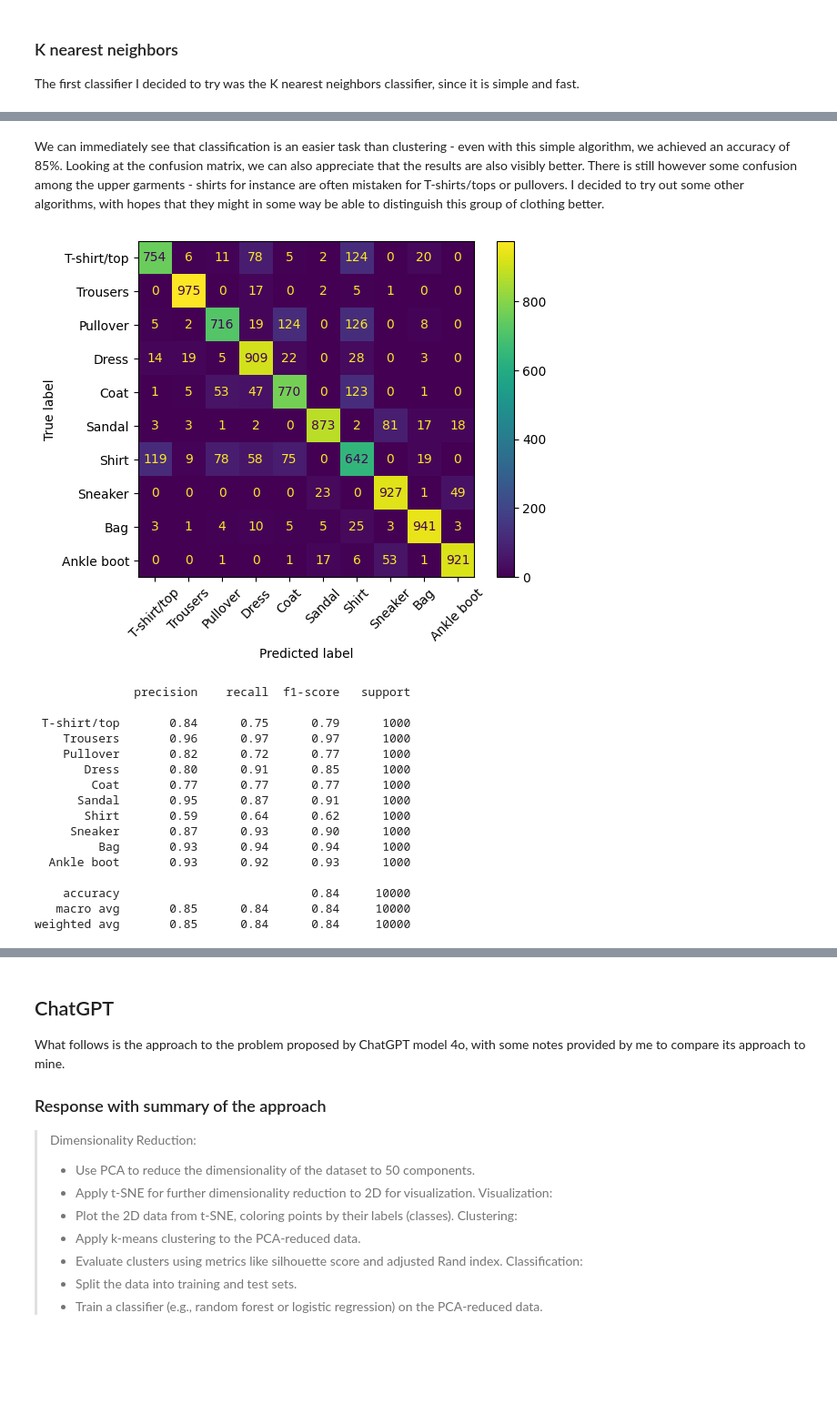
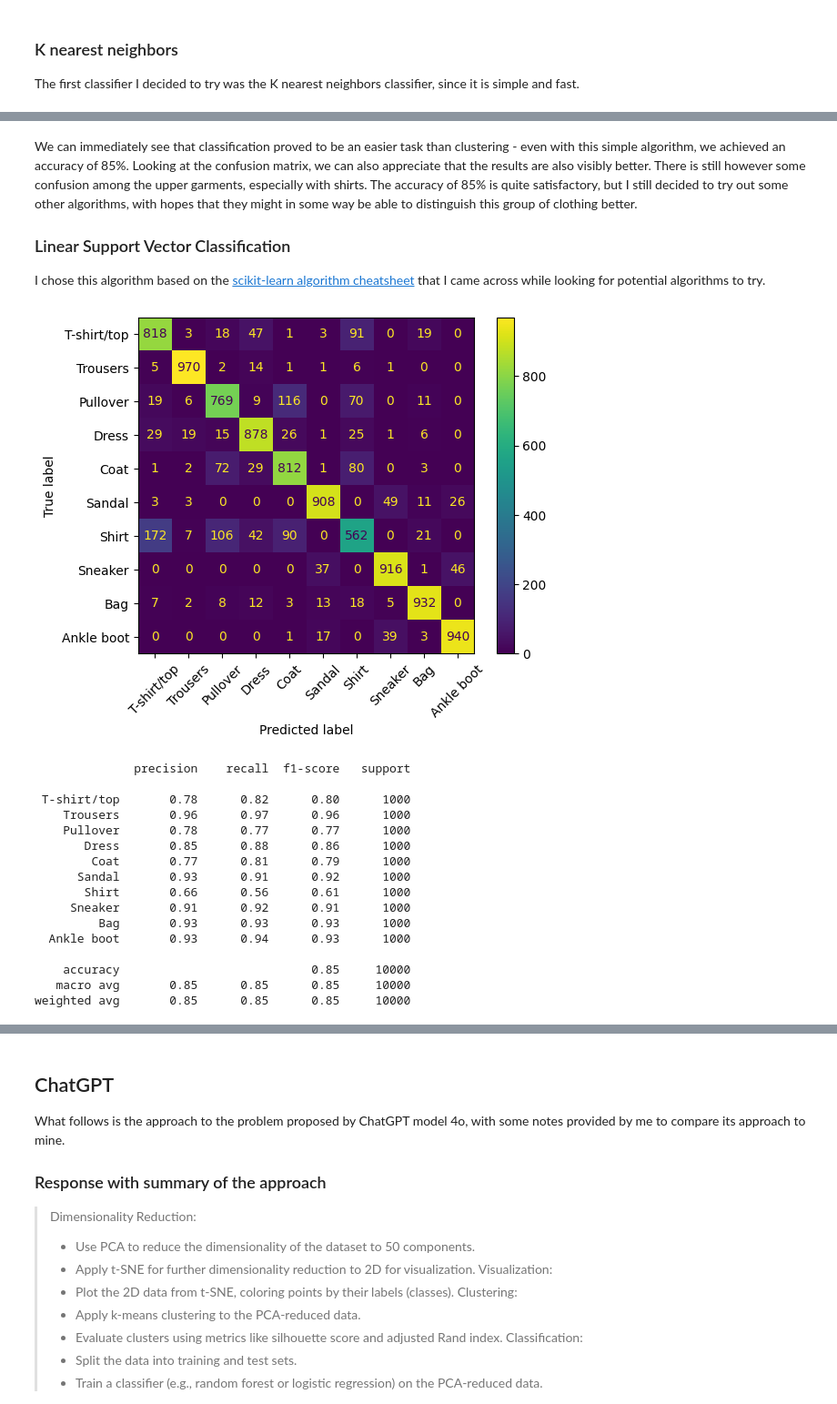
Before and after one commit to frun36/fods-fashion-mnist, a Jupyter notebook: fashion_mnist.ipynb, the cells around one changed output, grey strips where cells are left out. Shown at 91% size. Saved outputs shown, nothing was run; the diff lists cells and outputs as text; code cells hidden in the pictures; blank space fills up the shorter version.

Commit message:
Tree results

```diff
--- a/fashion_mnist.ipynb
+++ b/fashion_mnist.ipynb
@@ -403,10 +403,4 @@ from sklearn.metrics import confusion_matrix, ConfusionMatrixDisplay, classifica
 
 knn = KNeighborsClassifier(n_neighbors=15)
 knn.fit(X_train, y_train)
-predictions = knn.predict(X_test)
-
-m = confusion_matrix(y_test, predictions)
-disp = ConfusionMatrixDisplay(m, display_labels=[l for l in labels])
-disp.plot(xticks_rotation=45)
-plt.show()
-print(classification_report(y_test, predictions, target_names=[l for l in labels]))
+predictions_knn = knn.predict(X_test)
@@ -430,0 +407,9 @@ weighted avg       0.85      0.85      0.85     10000
+# %%
+def evaluate_classifier(true_labels, predicted_labels):
+    m = confusion_matrix(true_labels, predicted_labels)
+    disp = ConfusionMatrixDisplay(m, display_labels=[l for l in labels])
+    disp.plot(xticks_rotation=45)
+    plt.show()
+    print(classification_report(true_labels, predicted_labels, target_names=[l for l in labels]))
+
+evaluate_classifier(y_test, predictions_knn)
@@ -431,32 +434,31 @@ weighted avg       0.85      0.85      0.85     10000
 # %% [markdown]
-We can immediately see that classification is an easier task than clustering - even with this simple algorithm, we achieved an accuracy of 85%. Looking at the confusion matrix, we can also appreciate that the results are also visibly better. There is still however some confusion among the upper garments - shirts for instance are often mistaken for T-shirts/tops or pullovers. I decided to try out some other algorithms, with hopes that they might in some way be able to distinguish this group of clothing better.
+We can immediately see that classification proved to be an easier task than clustering - even with this simple algorithm, we achieved an accuracy of 85%. Looking at the confusion matrix, we can also appreciate that the results are also visibly better. There is still however some confusion among the upper garments, especially with shirts. The accuracy of 85% is quite satisfactory, but I still decided to try out some other algorithms, with hopes that they might in some way be able to distinguish this group of clothing better.
+
+### Linear Support Vector Classification
+I chose this algorithm based on the [scikit-learn algorithm cheatsheet](https://scikit-learn.org/1.5/machine_learning_map.html#choosing-the-right-estimator) that I came across while looking for potential algorithms to try.
-# %%
-from sklearn.linear_model import SGDClassifier
-
-clf = SGDClassifier(random_state=RS)
-clf.fit(X_train, y_train)
-predictions = clf.predict(X_test)
-
-m = confusion_matrix(y_test, predictions)
-disp = ConfusionMatrixDisplay(m, display_labels=[l for l in labels])
-disp.plot(xticks_rotation=45)
-plt.show()
-print(classification_report(y_test, predictions, target_names=[l for l in labels]))
-# %% [output]
-[figure, removed]
-              precision    recall  f1-score   support
-
- T-shirt/top       0.84      0.75      0.79      1000
-    Trousers       0.96      0.97      0.97      1000
-    Pullover       0.82      0.72      0.77      1000
-       Dress       0.80      0.91      0.85      1000
-        Coat       0.77      0.77      0.77      1000
-      Sandal       0.95      0.87      0.91      1000
-       Shirt       0.59      0.64      0.62      1000
-     Sneaker       0.87      0.93      0.90      1000
-         Bag       0.93      0.94      0.94      1000
-  Ankle boot       0.93      0.92      0.93      1000
-
-    accuracy                           0.84     10000
-   macro avg       0.85      0.84      0.84     10000
-weighted avg       0.85      0.84      0.84     10000
+# %%
+from sklearn.svm import LinearSVC
+
+svc = LinearSVC(random_state=RS)
+svc.fit(X_train, y_train)
+predictions_svc = svc.predict(X_test)
+# %%
+evaluate_classifier(y_test, predictions_svc)
+# %% [output]
+[figure, added]
+              precision    recall  f1-score   support
+
+ T-shirt/top       0.78      0.82      0.80      1000
+    Trousers       0.96      0.97      0.96      1000
+    Pullover       0.78      0.77      0.77      1000
+       Dress       0.85      0.88      0.86      1000
+        Coat       0.77      0.81      0.79      1000
+      Sandal       0.93      0.91      0.92      1000
+       Shirt       0.66      0.56      0.61      1000
+     Sneaker       0.91      0.92      0.91      1000
+         Bag       0.93      0.93      0.93      1000
+  Ankle boot       0.93      0.94      0.93      1000
+
+    accuracy                           0.85     10000
+   macro avg       0.85      0.85      0.85     10000
+weighted avg       0.85      0.85      0.85     10000
```
Also changed, not shown: parts of 10 cells of this notebook.
